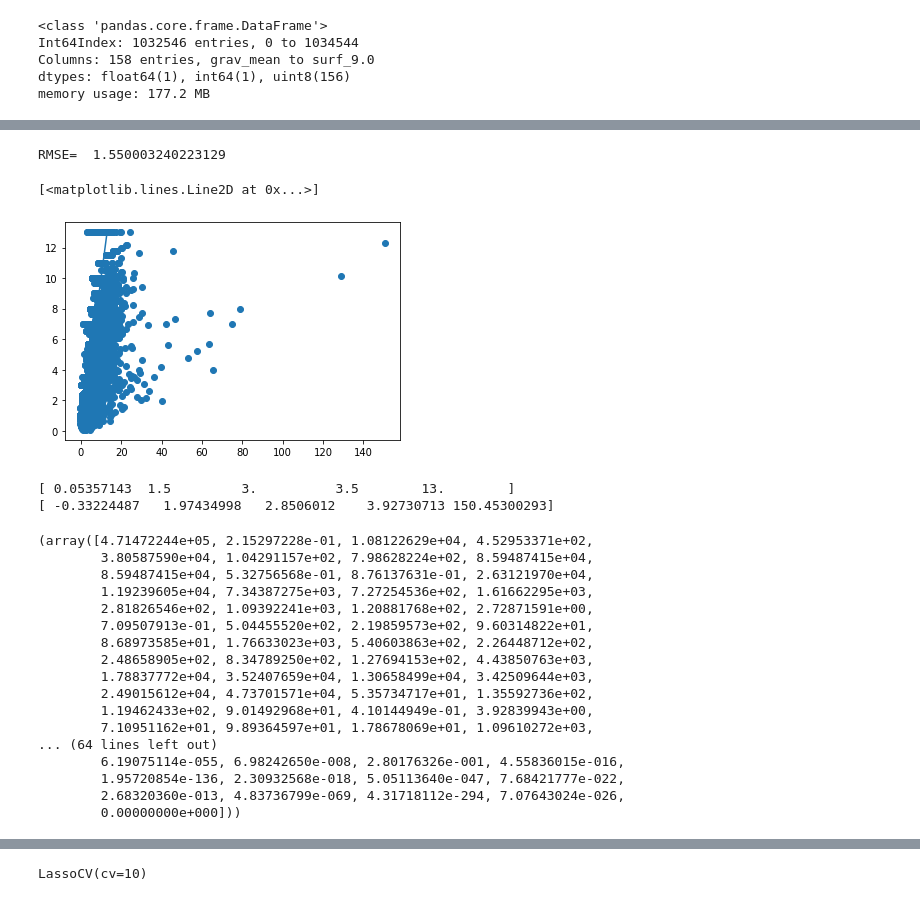
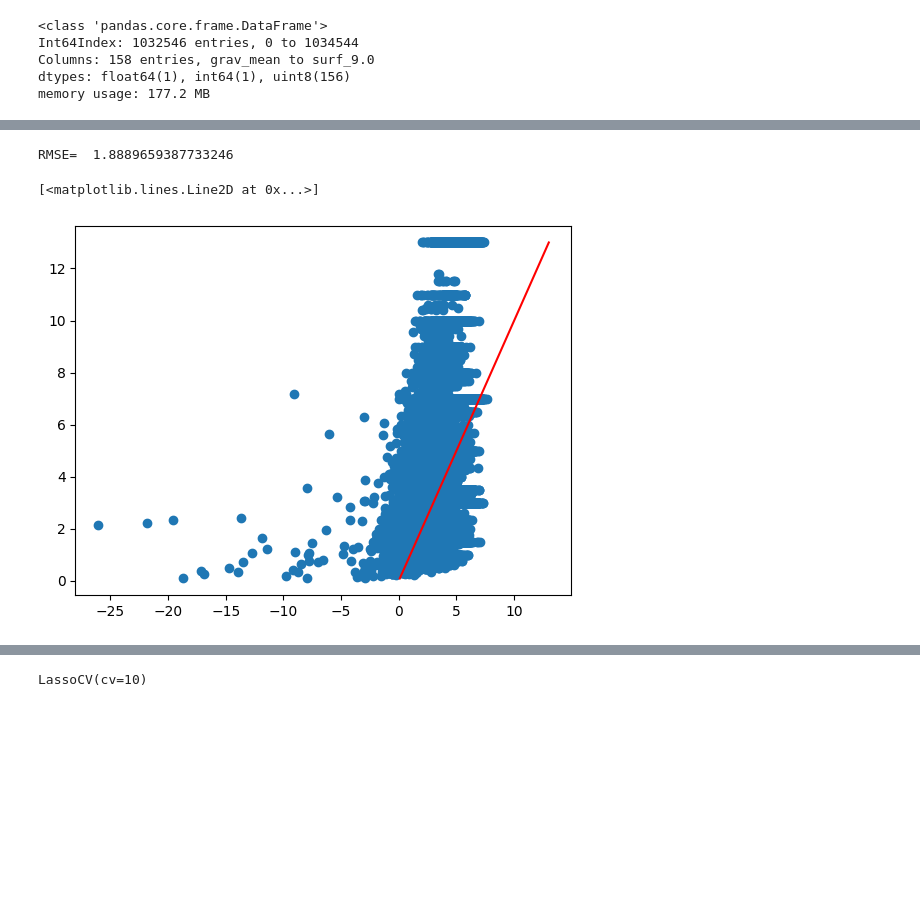
Before and after one commit to trungsi/DS-project---Road-accidents-in-France, a Jupyter notebook: Linear_regressions.ipynb, the cells around one changed output, grey strips where cells are left out. Cells and saved outputs as stored; diff of their text form; code cells hidden in the pictures; blank space fills up the shorter version.

```diff
--- a/Linear_regressions.ipynb
+++ b/Linear_regressions.ipynb
@@ -173,43 +189,15 @@ print(scores['test_score'].mean())
 # %%
-y_train_pred = slr.predict(X_train)
+y_test_pred = slr.predict(X_test)
 import math
-print('RMSE= ', math.sqrt(((y_train_pred - y_train)**2).mean()))
+print('RMSE= ', math.sqrt(((y_test_pred - y_test)**2).mean()))
 # %% [output]
-RMSE=  1.550003240223129
+RMSE=  1.8889659387733246
 # %%
-plt.scatter(y_train_pred, y_train)
-plt.plot((y_train.min(),y_train.max()), (y_train.min(),y_train.max()))
+plt.scatter(y_test_pred, y_test)
+plt.plot((y_test.min(),y_test.max()), (y_test.min(),y_test.max()), color='red')
 # %% [output]
 [<matplotlib.lines.Line2D at 0x...>]
-[figure, old version]
+[figure, new version]
-# %%
-import numpy as np
-print(np.percentile(y_train, q=[0, 25, 50, 75, 100]))
-print(np.percentile(y_train_pred, q=[0, 25, 50, 75, 100]))
-# %% [output]
-[ 0.05357143  1.5         3.          3.5        13.        ]
-[ -0.33224487   1.97434998   2.8506012    3.92730713 150.45300293]
-# %%
-from sklearn.feature_selection import f_regression
-f_regression(X_train, y_train)
-# %% [output]
-(array([4.71472244e+05, 2.15297228e-01, 1.08122629e+04, 4.52953371e+02,
-        3.80587590e+04, 1.04291157e+02, 7.98628224e+02, 8.59487415e+04,
-        8.59487415e+04, 5.32756568e-01, 8.76137631e-01, 2.63121970e+04,
-        1.19239605e+04, 7.34387275e+03, 7.27254536e+02, 1.61662295e+03,
-        2.81826546e+02, 1.09392241e+03, 1.20881768e+02, 2.72871591e+00,
-        7.09507913e-01, 5.04455520e+02, 2.19859573e+02, 9.60314822e+01,
-        8.68973585e+01, 1.76633023e+03, 5.40603863e+02, 2.26448712e+02,
-        2.48658905e+02, 8.34789250e+02, 1.27694153e+02, 4.43850763e+03,
-        1.78837772e+04, 3.52407659e+04, 1.30658499e+04, 3.42509644e+03,
-        2.49015612e+04, 4.73701571e+04, 5.35734717e+01, 1.35592736e+02,
-        1.19462433e+02, 9.01492968e+01, 4.10144949e-01, 3.92839943e+00,
-        7.10951162e+01, 9.89364597e+01, 1.78678069e+01, 1.09610272e+03,
-... (64 lines left out)
-        6.19075114e-055, 6.98242650e-008, 2.80176326e-001, 4.55836015e-016,
-        1.95720854e-136, 2.30932568e-018, 5.05113640e-047, 7.68421777e-022,
-        2.68320360e-013, 4.83736799e-069, 4.31718112e-294, 7.07643024e-026,
-        0.00000000e+000]))
 # %%
 from sklearn.linear_model import RidgeCV
 
```
Also changed, not shown: parts of 22 cells of this notebook.
